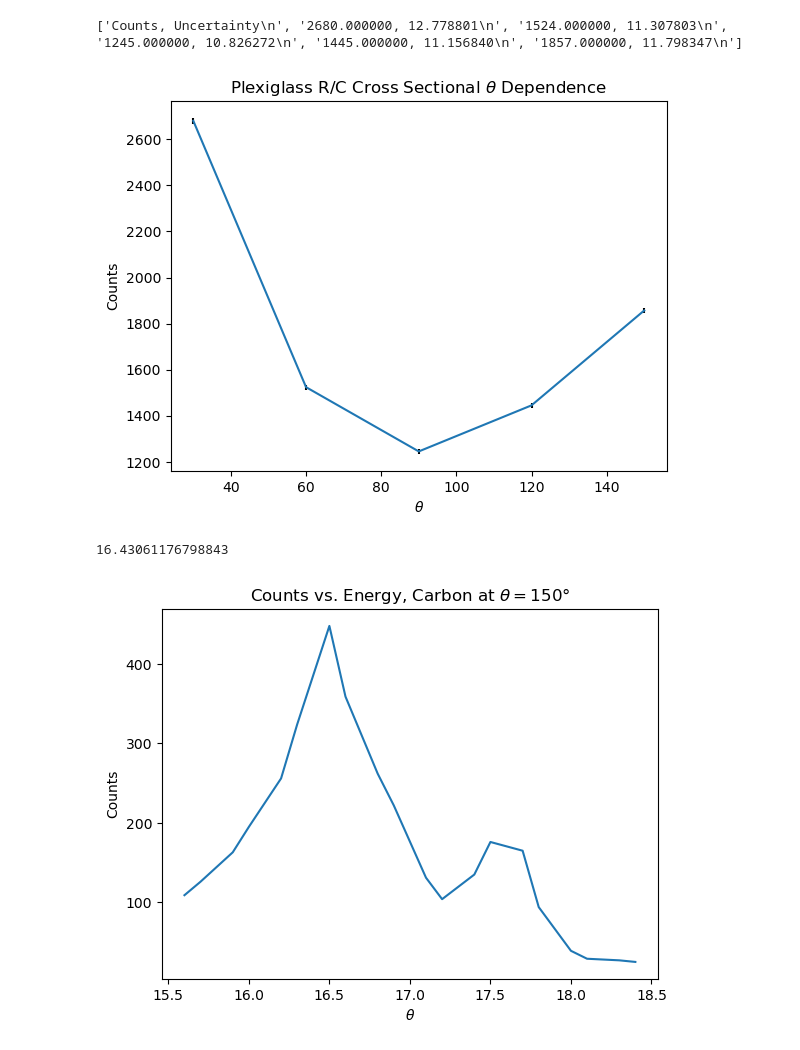
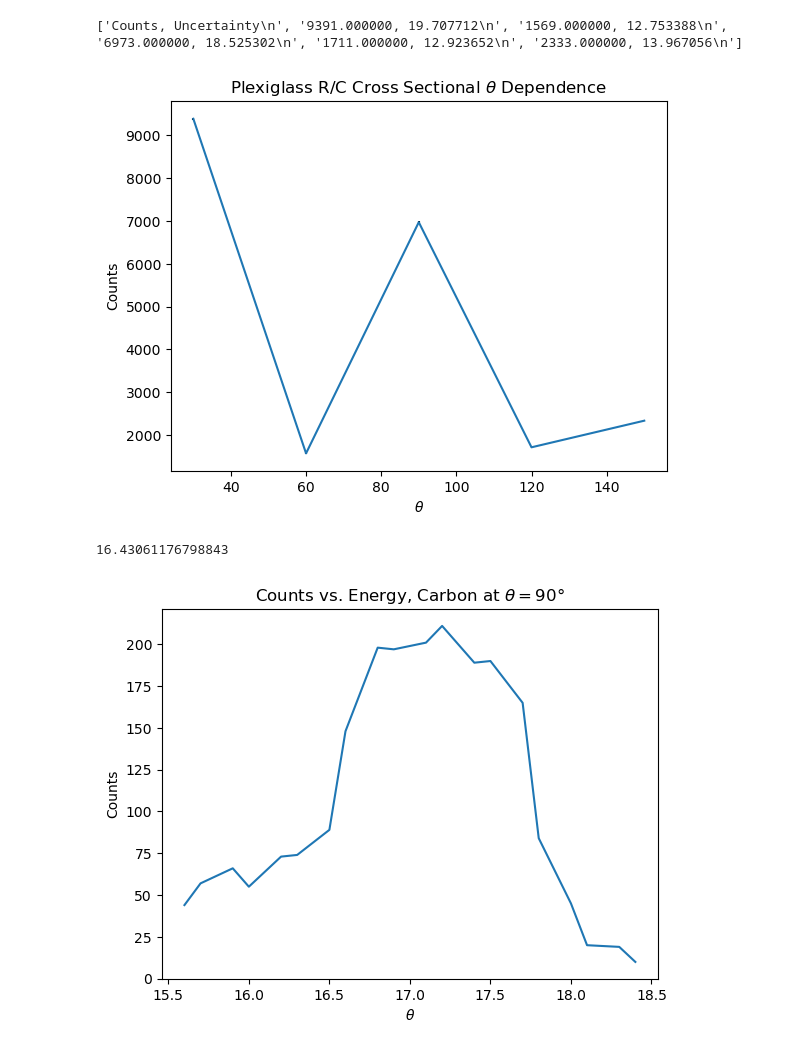
Before and after one commit to Thereal404/442Compton, a Jupyter notebook: Table Reader.ipynb, the cells around one changed output. Saved outputs shown, nothing was run; the diff lists cells and outputs as text; code cells hidden in the pictures.

```diff
--- a/Table Reader.ipynb
+++ b/Table Reader.ipynb
@@ -108,36 +110,36 @@ plt.show()
 # %%
 ns = [30,60,90,120,150]
 
 fileC = open("Plexiglass Cross Section.txt", "w")
 
 integrals = []
 errors = []
 lines = ['Counts, Uncertainty\n']
 for n in ns:
     Es = dfs_Plex[n].iloc[:,0].to_numpy()
     counts = dfs_Plex[n].iloc[:,1].to_numpy()
 
     peaks = []
     for i,E in enumerate(Es):
-        if E > 16 and E < 18:
+        if E > 15.5 and E < 18.5:
             peaks.append(counts[i])
     peaks = np.array(peaks)
     errors.append(np.sqrt(np.sum(np.sqrt(peaks))))
     integrals.append(peaks.sum())
     lines.append('%f, %f\n' % (integrals[-1],errors[-1]))
 
 fileC.writelines(lines)
 fileC.close()
 print(lines)
 
 plt.errorbar(ns,integrals,yerr=errors,ecolor='black')
 plt.xlabel(r'$\theta$')
 plt.ylabel('Counts')
 plt.title(r'Plexiglass R/C Cross Sectional $\theta$ Dependence')
 plt.show()
 # %% [output]
-['Counts, Uncertainty\n', '2680.000000, 12.778801\n', '1524.000000, 11.307803\n', '1245.000000, 10.826272\n', '1445.000000, 11.156840\n', '1857.000000, 11.798347\n']
+['Counts, Uncertainty\n', '9391.000000, 19.707712\n', '1569.000000, 12.753388\n', '6973.000000, 18.525302\n', '1711.000000, 12.923652\n', '2333.000000, 13.967056\n']
-[figure, old version]
+[figure, new version]
 # %%
 import scipy as sp
 
@@ -158,7 +160,7 @@ print(compton_shift(n, kA_Mo))
 # %% [output]
 16.43061176798843
 # %%
-n = 150
+n = 90
 
 peaks,Es = peaksC[n]
 plt.plot(Es,peaks)
@@ -167,7 +169,7 @@ plt.xlabel(r'$\theta$')
 plt.ylabel('Counts')
 plt.show()
 # %% [output]
-[figure, old version]
+[figure, new version]
 # %%
 #guesses from graph and compton
 amp1 = 200
```
Also changed, not shown: parts of 14 cells of this notebook.
